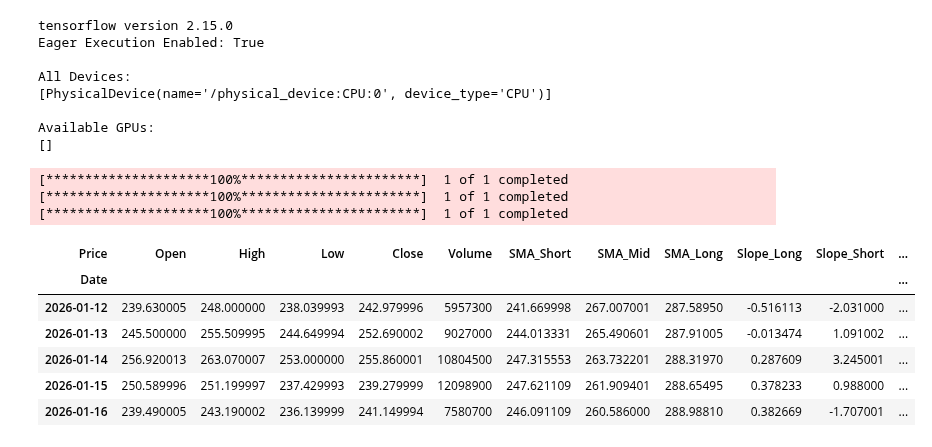
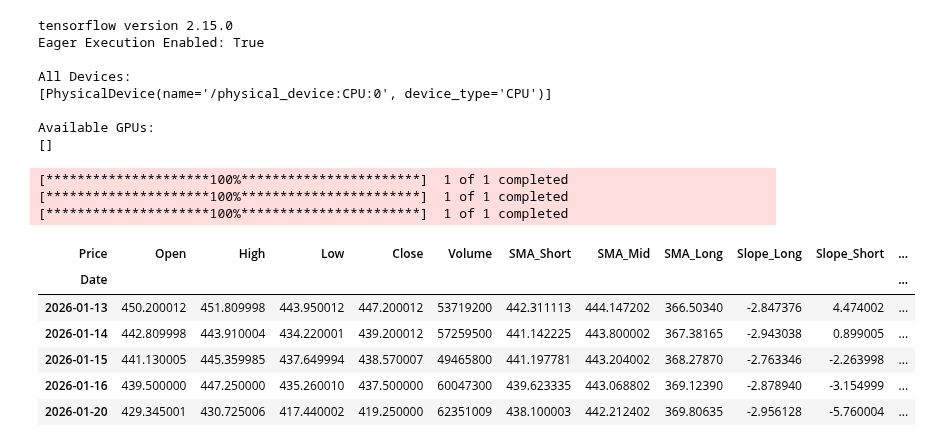
Before and after one commit to imran-naskani/insane, a Jupyter notebook: lstm/LSTM.ipynb, the cells around one changed output. Drawn from its saved outputs; the diff is of its cells as text; code cells hidden in the pictures.

```diff
--- a/lstm/LSTM.ipynb
+++ b/lstm/LSTM.ipynb
@@ -539,25 +539,25 @@ def build_hybrid_model(n_timesteps, n_features):
     return model
 # %%
 # Get stock data (AAPL from 2020-01-01 to 2023-01-01)
-ticker = 'COIN'
+ticker = 'TSLA'
 
-stock_data = build_feature_dataset(ticker, start_date="2021-01-01", end_date="2026-01-17", timeframe="1d")
+stock_data = build_feature_dataset(ticker, start_date="2021-01-01", end_date="2026-01-21", timeframe="1d")
 stock_data = stock_data.dropna()
 stock_data[['Open', 'High', 'Low', 'Close', 'Volume', 'SMA_Short',
             'SMA_Mid', 'SMA_Long', 'Slope_Long', 'Slope_Short',
             'MACD', 'ADX', 'BB_Upper', 'BB_Mid', 'BB_Lower',
             'TOS_Trail', 'TOS_RSI', 'Daily_Delta']].tail()
 # %% [output]
 [*********************100%***********************]  1 of 1 completed
 [*********************100%***********************]  1 of 1 completed
 [*********************100%***********************]  1 of 1 completed
 | Price | Open | High | Low | Close | Volume | SMA_Short | SMA_Mid | SMA_Long | Slope_Long | Slope_Short | ... |
 | Date |  |  |  |  |  |  |  |  |  |  | ... |
-| 2026-01-12 | 239.630005 | 248.000000 | 238.039993 | 242.979996 | 5957300 | 241.669998 | 267.007001 | 287.58950 | -0.516113 | -2.031000 | ... |
-| 2026-01-13 | 245.500000 | 255.509995 | 244.649994 | 252.690002 | 9027000 | 244.013331 | 265.490601 | 287.91005 | -0.013474 | 1.091002 | ... |
-| 2026-01-14 | 256.920013 | 263.070007 | 253.000000 | 255.860001 | 10804500 | 247.315553 | 263.732201 | 288.31970 | 0.287609 | 3.245001 | ... |
-| 2026-01-15 | 250.589996 | 251.199997 | 237.429993 | 239.279999 | 12098900 | 247.621109 | 261.909401 | 288.65495 | 0.378233 | 0.988000 | ... |
-| 2026-01-16 | 239.490005 | 243.190002 | 236.139999 | 241.149994 | 7580700 | 246.091109 | 260.586000 | 288.98810 | 0.382669 | -1.707001 | ... |
+| 2026-01-13 | 450.200012 | 451.809998 | 443.950012 | 447.200012 | 53719200 | 442.311113 | 444.147202 | 366.50340 | -2.847376 | 4.474002 | ... |
+| 2026-01-14 | 442.809998 | 443.910004 | 434.220001 | 439.200012 | 57259500 | 441.142225 | 443.800002 | 367.38165 | -2.943038 | 0.899005 | ... |
+| 2026-01-15 | 441.130005 | 445.359985 | 437.649994 | 438.570007 | 49465800 | 441.197781 | 443.204002 | 368.27870 | -2.763346 | -2.263998 | ... |
+| 2026-01-16 | 439.500000 | 447.250000 | 435.260010 | 437.500000 | 60047300 | 439.623335 | 443.068802 | 369.12390 | -2.878940 | -3.154999 | ... |
+| 2026-01-20 | 429.345001 | 430.725006 | 417.440002 | 419.250000 | 62351009 | 438.100003 | 442.212402 | 369.80635 | -2.956128 | -5.760004 | ... |
 # %%
 # Number of timesteps to look back (e.g., 60 days)
 n_timesteps = 60
```
Also changed, not shown: parts of 5 cells of this notebook, 1 other file.
